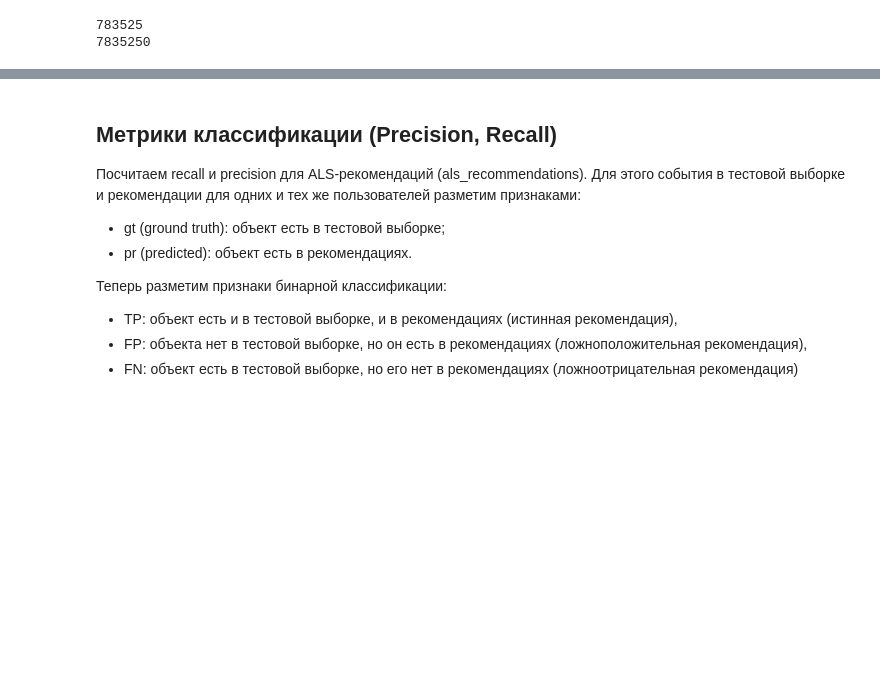
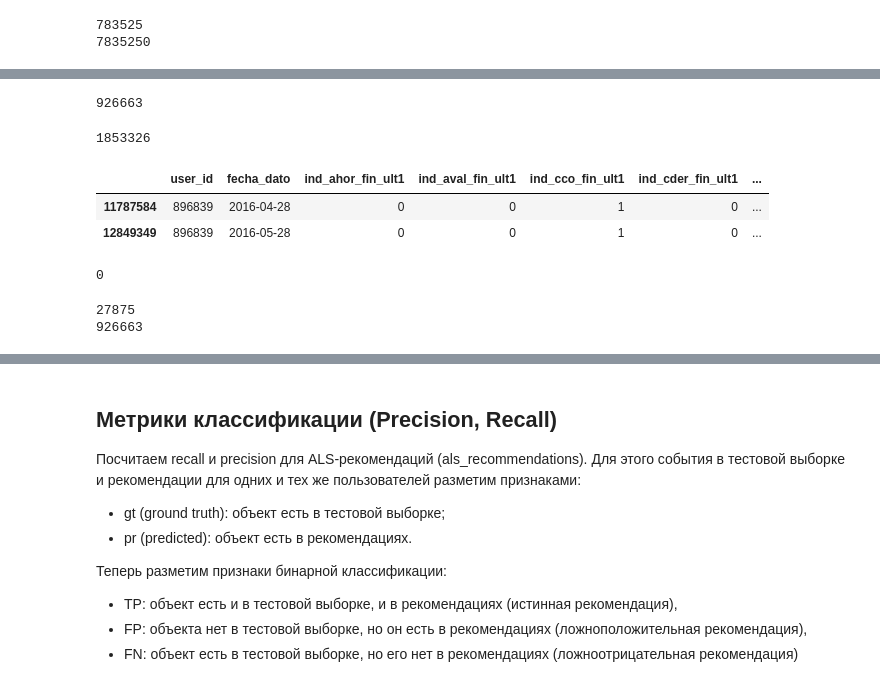
Before and after one commit to alien150684/banking_products_recom, a Jupyter notebook: recommendations.ipynb, the cells around one changed output, grey strips where cells are left out. Drawn from its saved outputs; the diff is of its cells as text; code cells hidden in the pictures; blank space fills up the shorter version.

```diff
--- a/recommendations.ipynb
+++ b/recommendations.ipynb
@@ -1384,0 +1474,18 @@ als_rec_inference = als_rec_inference.rename(columns={'als_score': 'score'})
+# %%
+values4old_users = inference_df[(inference_df['fecha_dato']==inference_df['fecha_dato'].max()) &
+                                 inference_df['user_id'].isin(test_df['user_id'])][['user_id', 'fecha_dato'] + items_list]
+# %%
+print(values4old_users.shape[0])
+# %% [output]
+926663
+# %%
+values4old_users = pd.concat([values4old_users,
+                              test_df[test_df['user_id'].isin(values4old_users['user_id'])][['user_id', 'fecha_dato'] + items_list]])
+# %%
+print(values4old_users.shape[0])
+display(values4old_users[values4old_users['user_id']==896839])
+# %% [output]
+1853326
+|  | user_id | fecha_dato | ind_ahor_fin_ult1 | ind_aval_fin_ult1 | ind_cco_fin_ult1 | ind_cder_fin_ult1 | ... |
+| 11787584 | 896839 | 2016-04-28 | 0 | 0 | 1 | 0 | ... |
+| 12849349 | 896839 | 2016-05-28 | 0 | 0 | 1 | 0 | ... |
@@ -1384,0 +1499,11 @@ als_rec_inference = als_rec_inference.rename(columns={'als_score': 'score'})
+# %%
+print(values4old_users.isna().sum().sum())
+# %% [output]
+0
+# %%
+# Выбираем строки, в которых хотя бы в одном из выбранных столбцов есть значение 1
+print(values4old_users[values4old_users[items_list].isin([1]).any(axis=1)].shape[0])
+print(values4old_users.shape[0])
+# %% [output]
+27875
+926663
```
Also changed, not shown: parts of 56 cells of this notebook, 1 other file.
